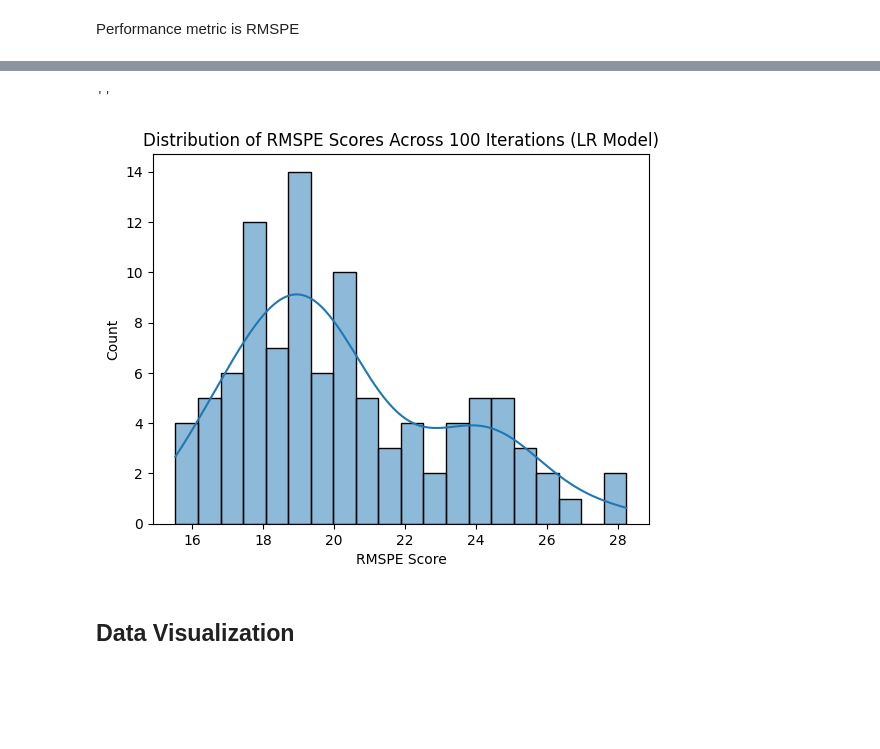
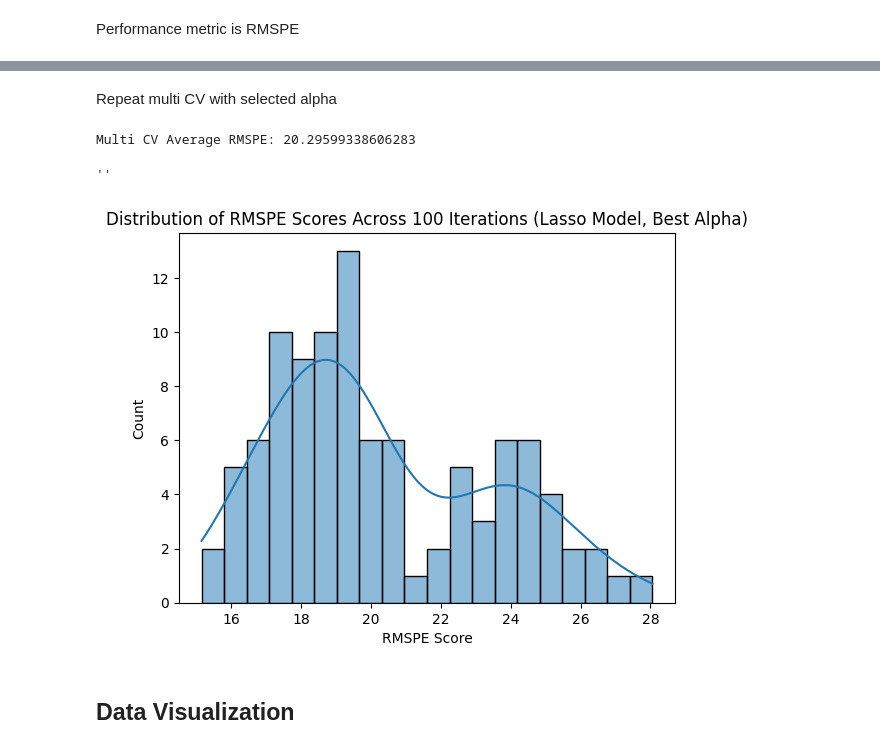
Before and after one commit to cnmi-ds-22/efitznm___Data-Science-Portfolio-C22, a Jupyter notebook: Modules/Module_2_Regression/Projects/Instructions/Project.2-Housing/Housing-Pass-18.ipynb, the cells around one changed output, grey strips where cells are left out. Cells and saved outputs as stored; diff of their text form; code cells hidden in the pictures; blank space fills up the shorter version.

```diff
--- a/Modules/Module_2_Regression/Projects/Instructions/Project.2-Housing/Housing-Pass-18.ipynb
+++ b/Modules/Module_2_Regression/Projects/Instructions/Project.2-Housing/Housing-Pass-18.ipynb
@@ -638,26 +637,0 @@ def rmspe(y_true, y_pred):
-# %%
-# Multiple CV loop
-n = 100
-results = np.zeros(n)
-
-for i in range(n):
-    X_train, X_test, y_train, y_test = train_test_split(
-        X_features_work,
-        y_target,
-        test_size=0.25,
-        random_state=None
-    )
-
-    # Create an empty LR model
-    modelLR = LinearRegression()
-
-    # Train ( fit ) the model
-    modelLR.fit( (X_train), y_train)
-
-    # Make predicitons using the model
-    y_pred = modelLR.predict(X_test)
-
-    # calculate the accuracy
-    results[i] = rmspe(y_test, y_pred)
-
-results
@@ -685,13 +739,60 @@ array([18.70164745, 18.00888669, 19.75795661, 26.164564  , 23.22172   ,
+# %% [markdown]
+Repeat multi CV with selected alpha
+# %%
+# Specify the number of CV iterations
+n = 100
+
+# Create an empty array to hold RMSPE results
+results = np.zeros(n)
+
+for idx in range(n):
+
+    # Train, test split
+    X_train, X_test, y_train, y_test = train_test_split(
+        X_features_work, y_target, test_size=0.25
+    )
+
+    # Standard scale only training features
+    scaler = StandardScaler()
+    scaler.fit(X_train)
+    X_train_scaled = scaler.transform(X_train)
+
+    # Scale testing features
+    X_test_scaled = scaler.transform(X_test)
+
+    # Create the Lasso model using the best alpha
+    my_fit_lasso = Lasso(
+        alpha=500,
+        tol=0.01,
+        max_iter=10_000
+    )
+
+    # Fit regression
+    my_fit_lasso.fit(X_train_scaled, y_train)
+
+    # Predict
+    y_pred = my_fit_lasso.predict(X_test_scaled)
+
+    # Calculate and record RMSPE
+    results[idx] = rmspe(y_test, y_pred)
+
+# Calculate average RMSPE
+mean_rmspe = results.mean()
+
+# Display the average RMSPE
+print("Multi CV Average RMSPE:", mean_rmspe)
+# %% [output]
+Multi CV Average RMSPE: 20.29599338606283
 # %%
-# Display a histogram of the multi CV results
+# Display a histogram of the multi CV results with alpha = chosen alpha
 sns.histplot(results, kde=True, bins=20)
-plt.title('Distribution of RMSPE Scores Across 100 Iterations (LR Model)')
+plt.title('Distribution of RMSPE Scores Across 100 Iterations (Lasso Model, Best Alpha)')
 plt.xlabel('RMSPE Score')
 plt.ylabel('Count')
 ;
 # %% [output]
 ''
-[figure, old version]
+[figure, new version]
 # %% [markdown]
 ## Data Visualization
 # %% [markdown]
```
Also changed, not shown: parts of 20 cells of this notebook.
